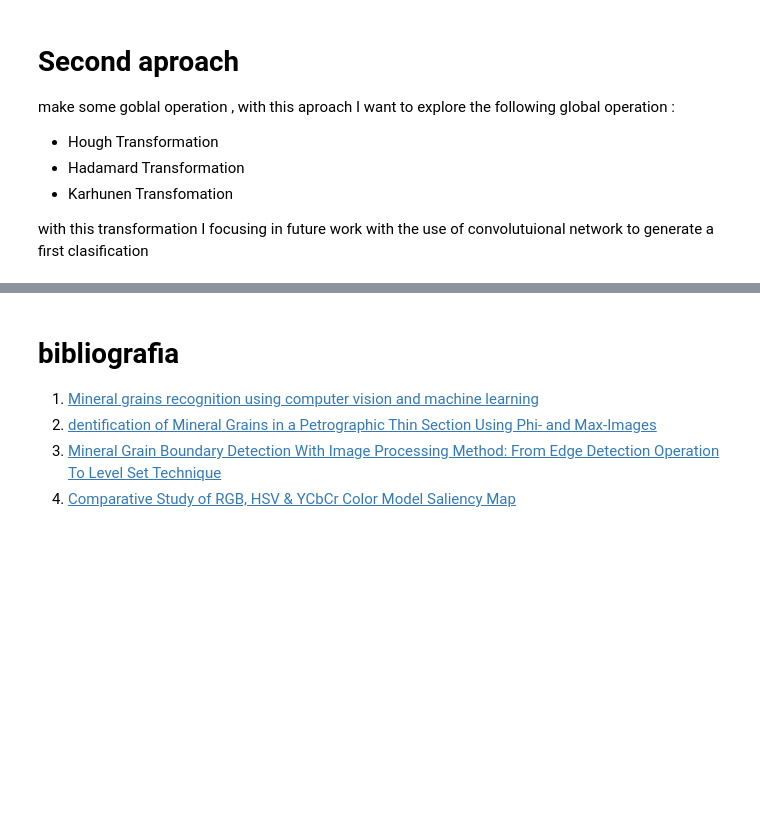
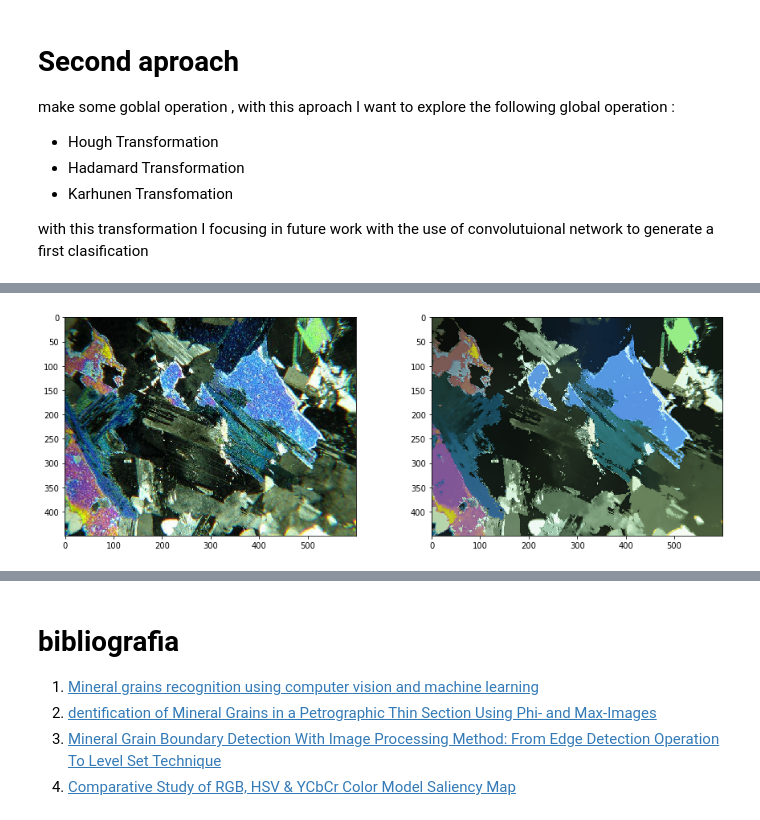
Before and after one commit to joaramirezra/Mineral-Border-Dectetion, a Jupyter notebook: proyecto_geoimagenes.ipynb, the cells around one changed output, grey strips where cells are left out. Saved outputs shown, nothing was run; the diff lists cells and outputs as text; code cells hidden in the pictures; blank space fills up the shorter version.

```diff
--- a/proyecto_geoimagenes.ipynb
+++ b/proyecto_geoimagenes.ipynb
@@ -142,8 +153,0 @@ once is define wich is the best color channel to work and if there is necessary
-# %%
-img, gray, bilateral, gray_bilateral,dinamic_threehold = preprocess(img)
-print_images(img)
-print_images(bilateral)
-print_images(gray_bilateral)
-print_images(dinamic_threehold)
-
-print_images(img, gray, bilateral, gray_bilateral,dinamic_threehold)
@@ -156,3 +154,12 @@ print_images(img, gray, bilateral, gray_bilateral,dinamic_threehold)
+# %%
+gasuian = cv2.GaussianBlur(img,(5,5),0)
+bilateral
+meanshift = cv2.pyrMeanShiftFiltering(img,sp=50,sr=50)
+
+
+print_images(img,gausian,bilatreal,meanshift)
+# %% [output]
+[figure, added]
 # %%
 def find_counturs(img):
   img2 = cv2.cvtColor(img,cv2.COLOR_BGR2GRAY)
```
Also changed, not shown: parts of 13 cells of this notebook.
